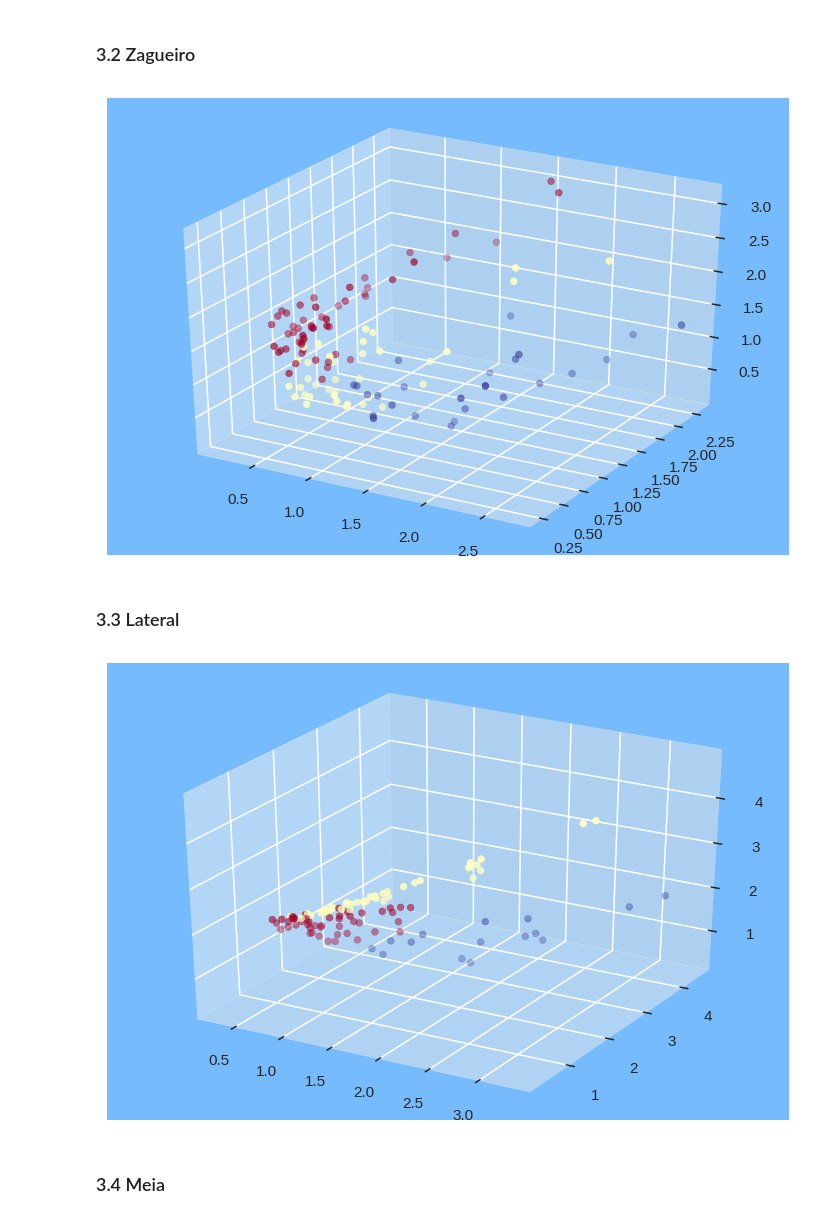
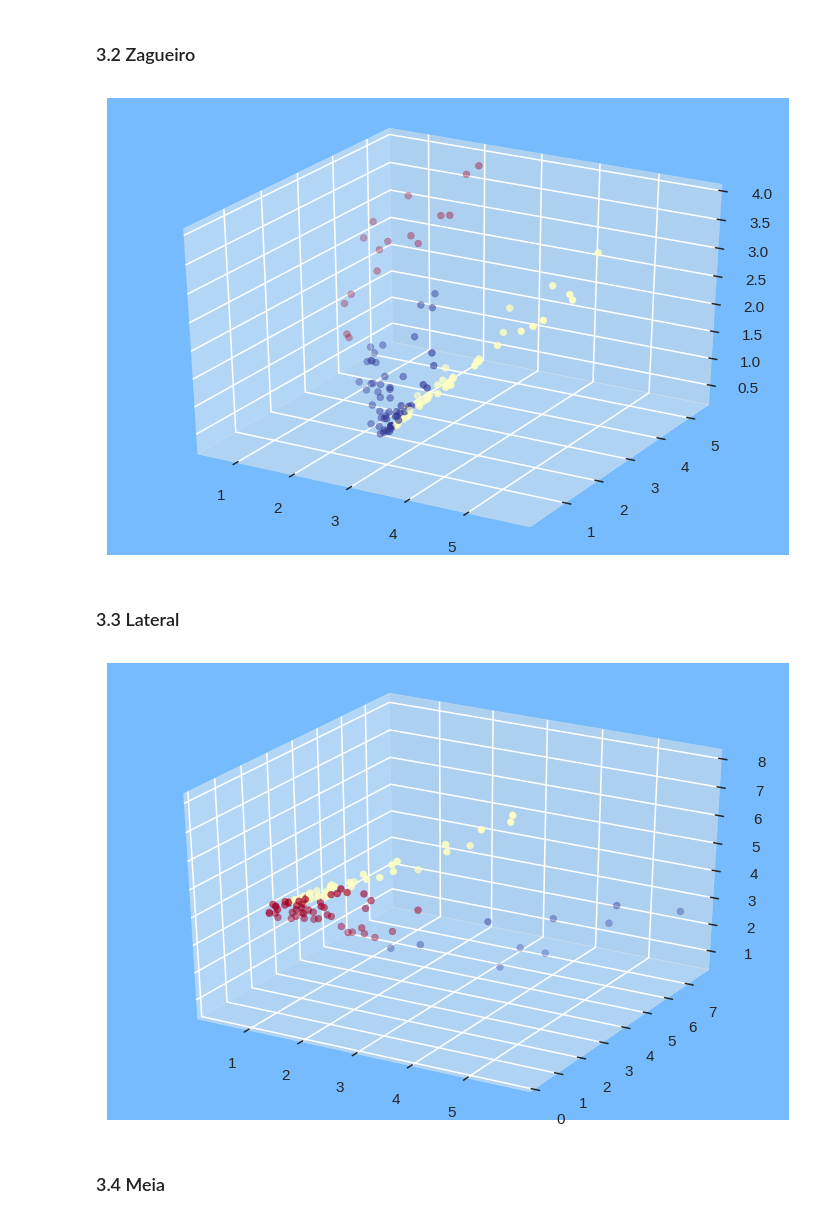
Before and after one commit to AndressaStefany/ClusteringAndCaRtola, a Jupyter notebook: Clustering.ipynb, the cells around one changed output. Cells and saved outputs as stored; diff of their text form; code cells hidden in the pictures.

```diff
--- a/Clustering.ipynb
+++ b/Clustering.ipynb
@@ -155,3 +141,23 @@ dados_gol = df_mean[df_mean['Posicao']=='gol']
+# %%
+dados_meia = df_mean[df_mean['Posicao']=='mei']
+features_meia = dados_meia.var()[dados_meia.var().values > 0.001].keys()
+dados_meia = dados_meia[features_meia]
+
+dados_atacante = df_mean[df_mean['Posicao']=='ata']
+features_atacante = dados_atacante.var()[dados_atacante.var().values > 0.001].keys()
+dados_atacante = dados_atacante[features_atacante]
+
+dados_lateral = df_mean[df_mean['Posicao']=='lat']
+features_lateral = dados_lateral.var()[dados_lateral.var().values > 0.001].keys()
+dados_lateral = dados_lateral[features_lateral]
+
+dados_zaga = df_mean[df_mean['Posicao']=='zag']
+features_zaga = dados_zaga.var()[dados_zaga.var().values > 0.001].keys()
+dados_zaga = dados_zaga[features_zaga]
+
+dados_gol = df_mean[df_mean['Posicao']=='gol']
+features_gol = dados_gol.var()[dados_gol.var().values > 0.001].keys()
+dados_gol = dados_gol[features_gol]
 # %% [markdown]
 ## 3.0 Clusterização das posições
 # %% [markdown]
@@ -210,28 +204,36 @@ Acima é mostrado o "distancias_ata", o qual retorna um NumPy com três colunas.
 # %% [markdown]
 ### 3.2 Zagueiro
 # %%
-distancias_zag = kmeans_model.fit_transform(dados_zaga.iloc[:,2:])
+kmeans_zaga = KMeans(n_clusters=3, random_state=1)
 
-labels = kmeans_model.labels_
+distancias_zag = kmeans_zaga.fit_transform(dados_zaga.iloc[:,1:])
+
+labels_zag = kmeans_zaga.labels_
+
+dados_zaga['cluster'] = labels_zag
 
 fig = plt.figure(dpi=110)
 ax = fig.add_subplot(111, projection='3d')
 ax.set_facecolor('xkcd:sky blue')
 
 xs = distancias_zag[:,0]
 ys = distancias_zag[:,1]
 zs = distancias_zag[:,2]
-ax.scatter(xs, ys, zs, c=labels, cmap="RdYlBu")
+ax.scatter(xs, ys, zs, c=labels_zag, cmap="RdYlBu")
 
 plt.show()
 # %% [output]
-[figure, old version]
+[figure, new version]
 # %% [markdown]
 ### 3.3 Lateral
 # %%
-distancias_lateral = kmeans_model.fit_transform(dados_lateral.iloc[:,2:])
+kmeans_lat = KMeans(n_clusters=3, random_state=1)
 
-labels = kmeans_model.labels_
+distancias_lateral = kmeans_lat.fit_transform(dados_lateral.iloc[:,1:])
+
+labels_lat = kmeans_lat.labels_
+
+dados_lateral['cluster'] = labels_lat
 
 fig = plt.figure(dpi=110)
 ax = fig.add_subplot(111, projection='3d')
@@ -240,11 +242,11 @@ ax.set_facecolor('xkcd:sky blue')
 xs = distancias_lateral[:,0]
 ys = distancias_lateral[:,1]
 zs = distancias_lateral[:,2]
-ax.scatter(xs, ys, zs, c=labels, cmap="RdYlBu")
+ax.scatter(xs, ys, zs, c=labels_lat, cmap="RdYlBu")
 
 plt.show()
 # %% [output]
-[figure, old version]
+[figure, new version]
 # %% [markdown]
 ### 3.4 Meia
 # %%
```
Also changed, not shown: parts of 30 cells of this notebook.
